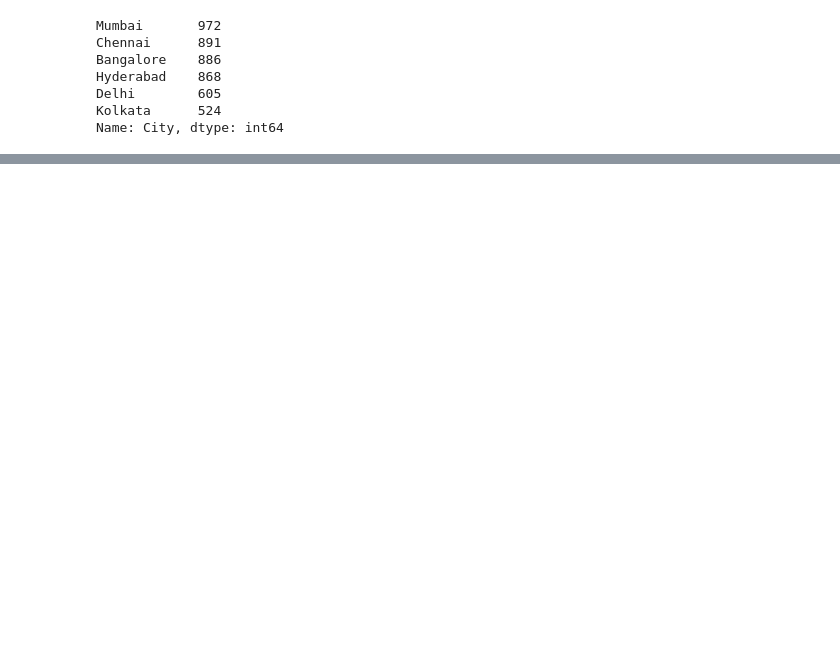
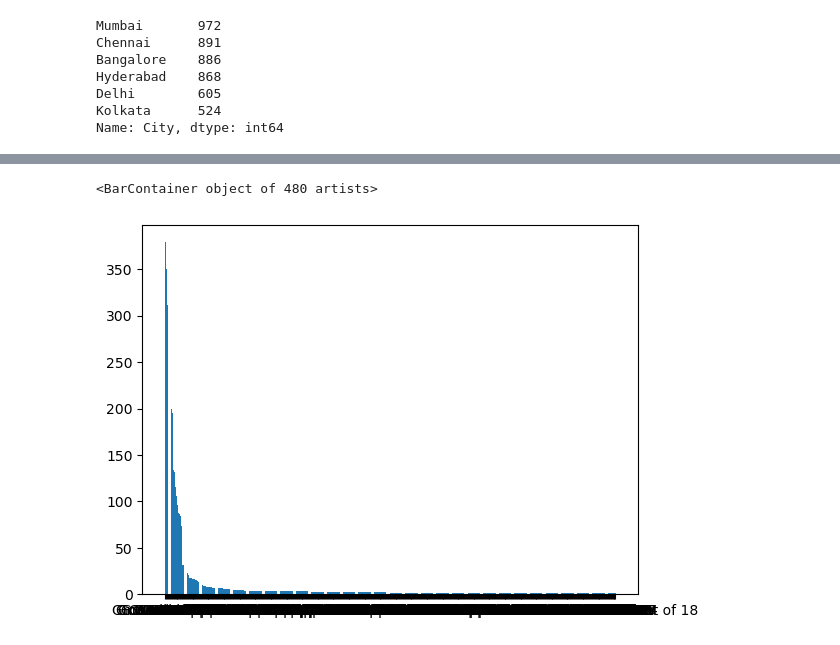
Before and after one commit to dyharlan/IS2-LabExercise1, a Jupyter notebook: DataExploration.ipynb, the cells around one changed output, grey strips where cells are left out. Cells and saved outputs as stored; diff of their text form; code cells hidden in the pictures; blank space fills up the shorter version.

```diff
--- a/DataExploration.ipynb
+++ b/DataExploration.ipynb
@@ -257,0 +273,5 @@ Name: City, dtype: int64
+# %%
+plt.bar(data['Floor'].value_counts().index, data['Floor'].value_counts().values)
+# %% [output]
+<BarContainer object of 480 artists>
+[figure, added]
```
Also changed, not shown: parts of 2 cells of this notebook, 4 other files.
